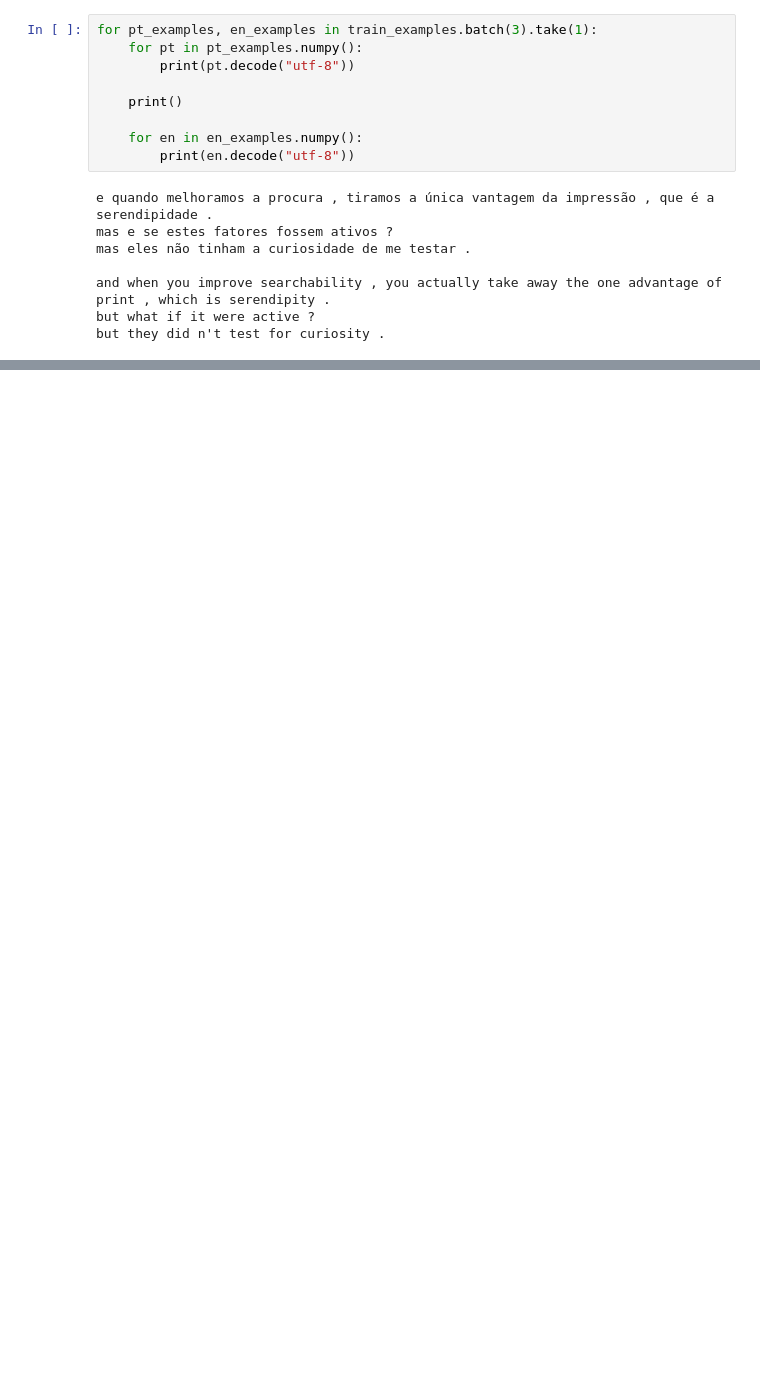
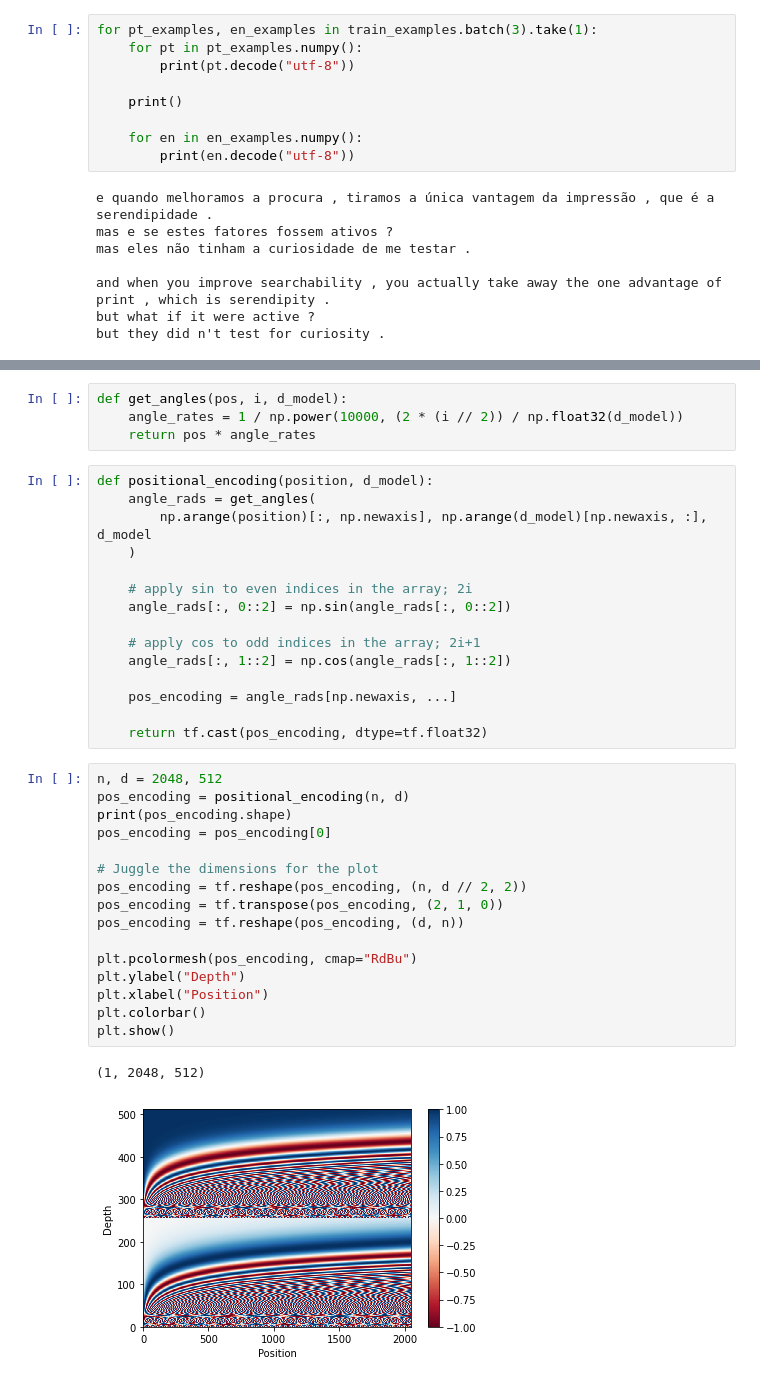
Before and after one commit to jiaweim/machine-learning-n, a Jupyter notebook: src/transformer.ipynb, the cells around one changed output, grey strips where cells are left out. Drawn from its saved outputs; the diff is of its cells as text; blank space fills up the shorter version.

```diff
--- a/src/transformer.ipynb
+++ b/src/transformer.ipynb
@@ -39,0 +154,38 @@ but they did n't test for curiosity .
+# %%
+def get_angles(pos, i, d_model):
+    angle_rates = 1 / np.power(10000, (2 * (i // 2)) / np.float32(d_model))
+    return pos * angle_rates
+# %%
+def positional_encoding(position, d_model):
+    angle_rads = get_angles(
+        np.arange(position)[:, np.newaxis], np.arange(d_model)[np.newaxis, :], d_model
+    )
+
+    # apply sin to even indices in the array; 2i
+    angle_rads[:, 0::2] = np.sin(angle_rads[:, 0::2])
+
+    # apply cos to odd indices in the array; 2i+1
+    angle_rads[:, 1::2] = np.cos(angle_rads[:, 1::2])
+
+    pos_encoding = angle_rads[np.newaxis, ...]
+
+    return tf.cast(pos_encoding, dtype=tf.float32)
+# %%
+n, d = 2048, 512
+pos_encoding = positional_encoding(n, d)
+print(pos_encoding.shape)
+pos_encoding = pos_encoding[0]
+
+# Juggle the dimensions for the plot
+pos_encoding = tf.reshape(pos_encoding, (n, d // 2, 2))
+pos_encoding = tf.transpose(pos_encoding, (2, 1, 0))
+pos_encoding = tf.reshape(pos_encoding, (d, n))
+
+plt.pcolormesh(pos_encoding, cmap="RdBu")
+plt.ylabel("Depth")
+plt.xlabel("Position")
+plt.colorbar()
+plt.show()
+# %% [output]
+(1, 2048, 512)
+[figure, added]
```
Also changed, not shown: parts of 19 cells of this notebook, 57 other files.
